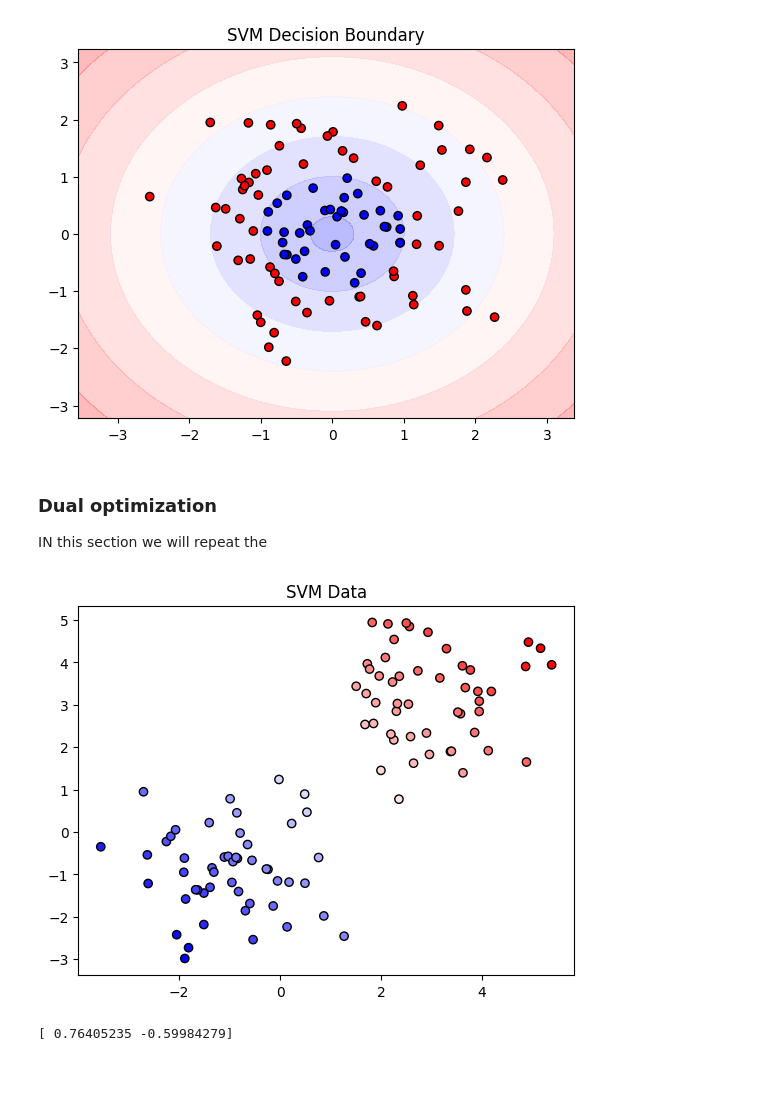
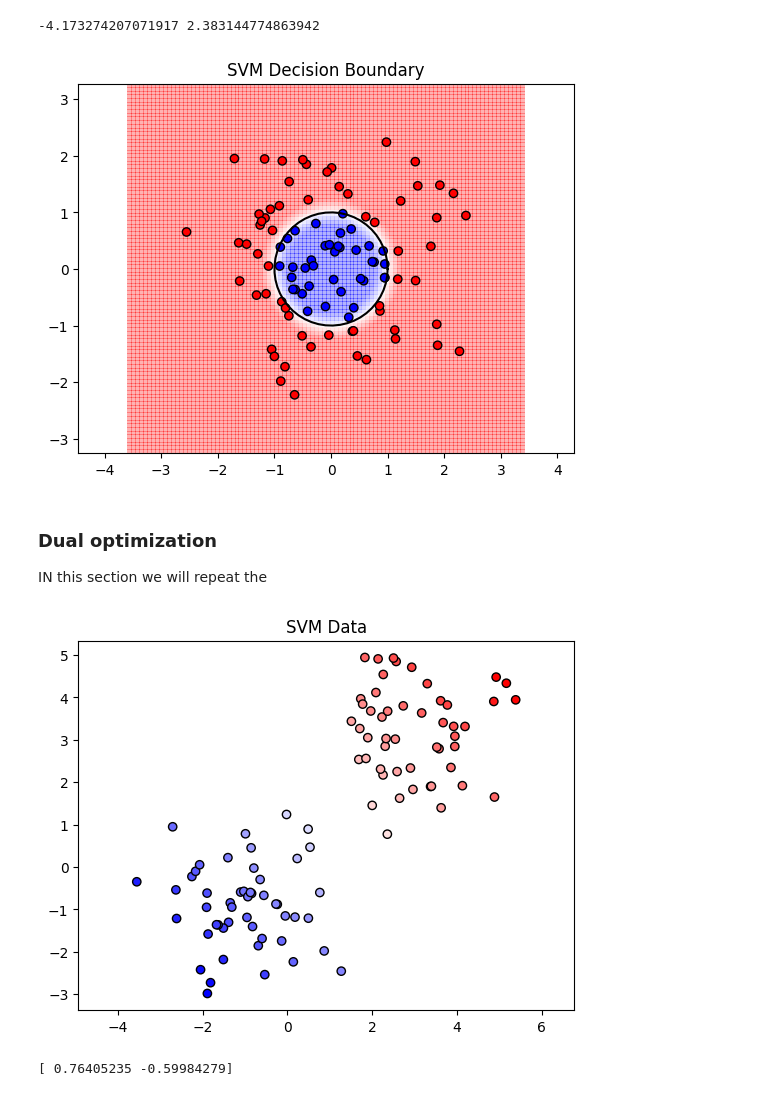
Before and after one commit to AdrianPerezSalinas/course-ML, a Jupyter notebook: code/SVM.ipynb, the cells around one changed output. Cells and saved outputs as stored; diff of their text form; code cells hidden in the pictures.

```diff
--- a/code/SVM.ipynb
+++ b/code/SVM.ipynb
@@ -29,15 +29,18 @@ def plot_decision_boundary(X, y, model):
     grid = np.c_[xx.ravel(), yy.ravel()]
     Z = model.predict(grid)
     Z = Z.reshape(xx.shape)
-    plt.contourf(xx, yy, Z, alpha=0.3, cmap=plt.cm.bwr)
-    plt.scatter(X[:, 0], X[:, 1], c=y, cmap=plt.cm.bwr, edgecolor="k")
+    print(np.min(Z), np.max(X))
+    plt.pcolor(xx, yy, Z, alpha=0.3, cmap=plt.cm.bwr, vmin=-1., vmax=1.)
+    plt.scatter(X[:, 0], X[:, 1], c=y, cmap=plt.cm.bwr, edgecolor="k", vmin=-1., vmax=1.)
     plt.title("SVM Decision Boundary")
-    plt.show()
+    #plt.show()
 
 def plot_data_points(X, y):
     plt.scatter(X[:, 0], X[:, 1], c=y, cmap=plt.cm.bwr, edgecolor="k")
     plt.title("SVM Data")
-    plt.show()
+    #plt.show()
 
 plot_decision_boundary(X, y, svm)
+plt.axis('equal')
+plt.show()
 # %% [output]
@@ -65,17 +71,21 @@ def feature_map(X):
 # %%
 # Train SVM
 svm = SupportVectorMachine(feature_map = feature_map)
 
 costs = svm.fit(X, y, lambda_param = 0)
 
 # Predict
 predictions = svm.predict(X)
 
 
 
 plot_decision_boundary(X, y, svm)
+plt.plot(np.cos(np.linspace(0,2 * np.pi, 50)), np.sin(np.linspace(0,2 * np.pi, 50)), color='black')
+plt.axis('equal')
+plt.show()
 # %% [output]
+-4.173274207071917 2.383144774863942
-[figure, old version]
+[figure, new version]
 # %% [markdown]
 ### Dual optimization
 
@@ -97,8 +107,10 @@ svm.fit(X, y)
 # %%
 predictions = svm.predict(X, X)
 plot_data_points(X, predictions)
+plt.axis('equal')
+plt.show()
 # %% [output]
-[figure, old version]
+[figure, new version]
 # %%
 print(X[0])
 # %% [output]
```
Also changed, not shown: parts of 4 cells of this notebook, 40 other files.
